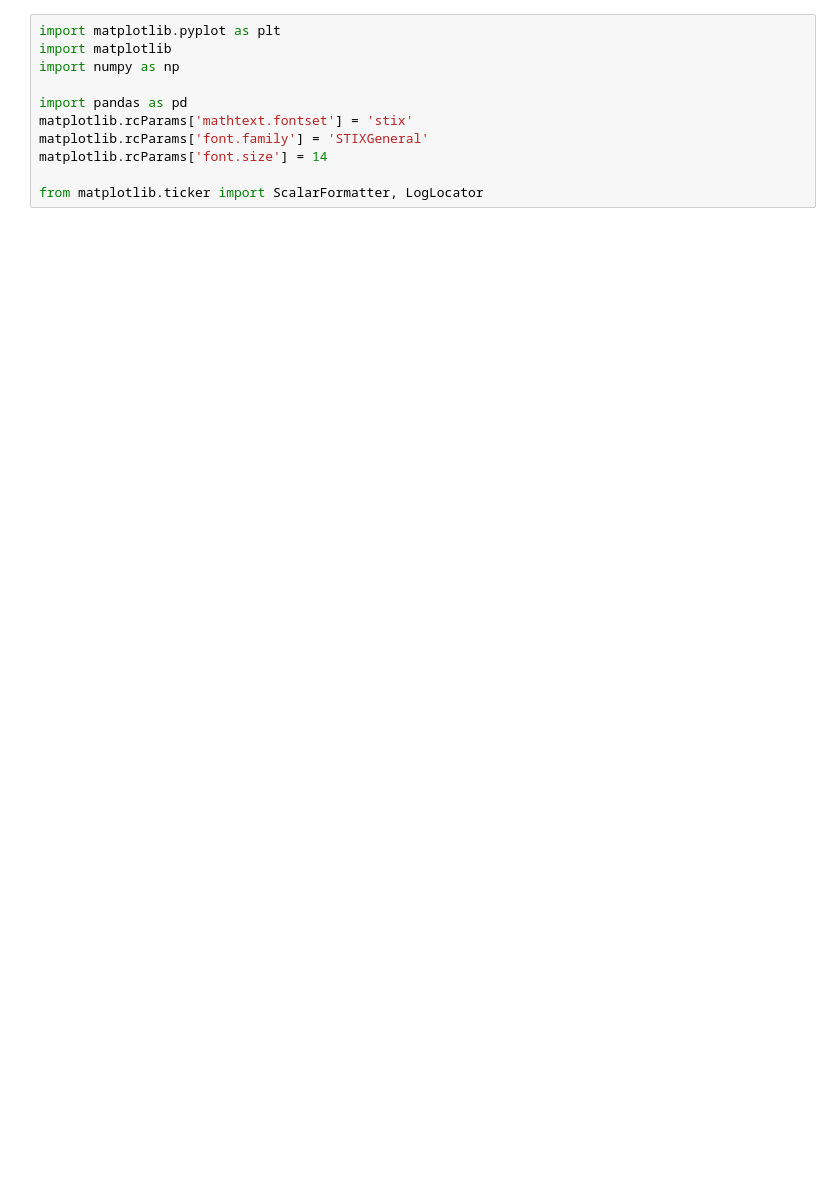
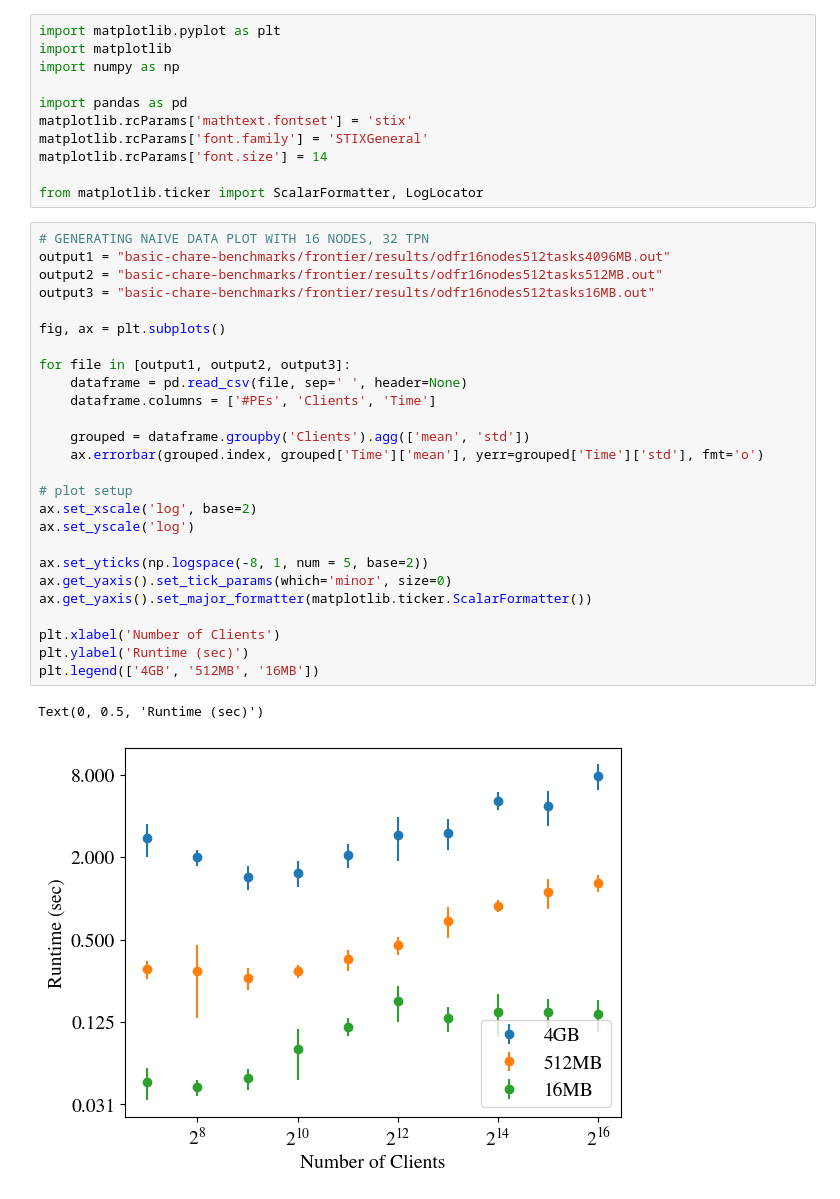
Before and after one commit to mayantaylor/ckio-testsuite, a Jupyter notebook: visualize.ipynb, the cells around one changed output. Cells and saved outputs as stored; diff of their text form; blank space fills up the shorter version.

```diff
--- a/visualize.ipynb
+++ b/visualize.ipynb
@@ -9,4 +9,33 @@ matplotlib.rcParams['font.family'] = 'STIXGeneral'
 matplotlib.rcParams['font.size'] = 14
 
 from matplotlib.ticker import ScalarFormatter, LogLocator
+# %%
+# GENERATING NAIVE DATA PLOT WITH 16 NODES, 32 TPN
+output1 = "basic-chare-benchmarks/frontier/results/odfr16nodes512tasks4096MB.out"
+output2 = "basic-chare-benchmarks/frontier/results/odfr16nodes512tasks512MB.out"
+output3 = "basic-chare-benchmarks/frontier/results/odfr16nodes512tasks16MB.out"
+
+fig, ax = plt.subplots()
+
+for file in [output1, output2, output3]:
+    dataframe = pd.read_csv(file, sep=' ', header=None)
+    dataframe.columns = ['#PEs', 'Clients', 'Time']
+
+    grouped = dataframe.groupby('Clients').agg(['mean', 'std'])
+    ax.errorbar(grouped.index, grouped['Time']['mean'], yerr=grouped['Time']['std'], fmt='o')
+
+# plot setup
+ax.set_xscale('log', base=2)
+ax.set_yscale('log')
+
+ax.set_yticks(np.logspace(-8, 1, num = 5, base=2))
+ax.get_yaxis().set_tick_params(which='minor', size=0)
+ax.get_yaxis().set_major_formatter(matplotlib.ticker.ScalarFormatter())
+
+plt.xlabel('Number of Clients')
+plt.ylabel('Runtime (sec)')
+plt.legend(['4GB', '512MB', '16MB'])
+# %% [output]
+Text(0, 0.5, 'Runtime (sec)')
+[figure, added]
 # %%
```
Also changed, not shown: parts of 7 cells of this notebook.
